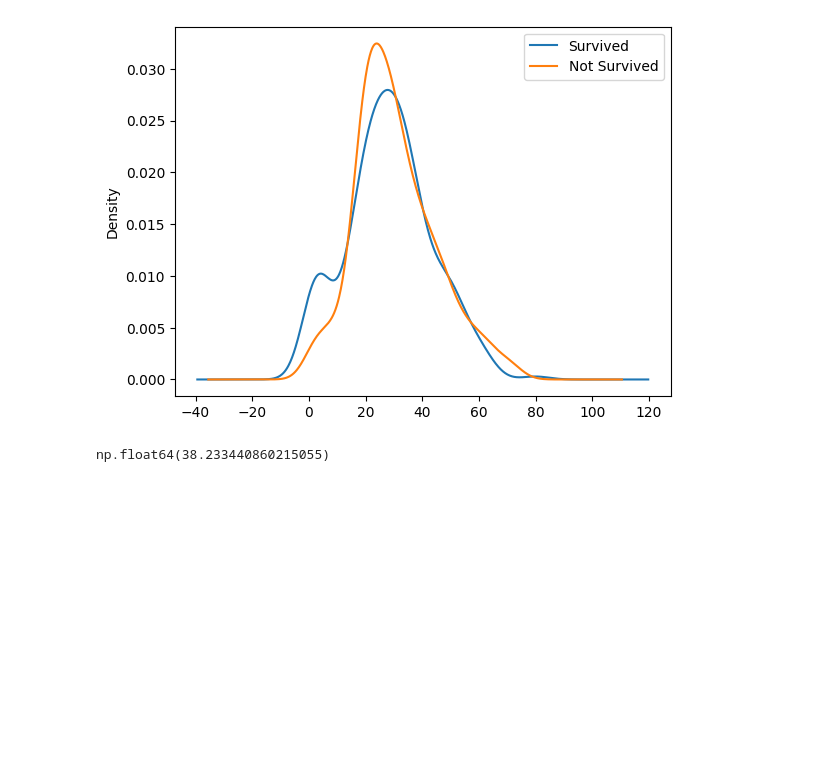
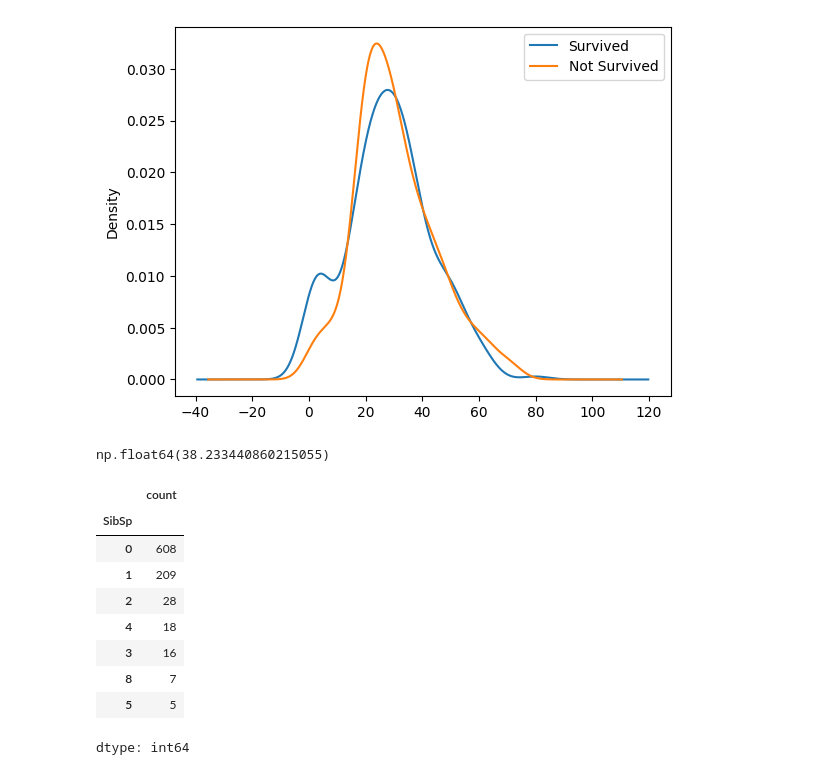
Before and after one commit to GitTanish/DataAnalysis, a Jupyter notebook: eda1.ipynb, the cells around one changed output. Saved outputs shown, nothing was run; the diff lists cells and outputs as text; code cells hidden in the pictures; blank space fills up the shorter version.

```diff
--- a/eda1.ipynb
+++ b/eda1.ipynb
@@ -300,0 +303,13 @@ np.float64(38.233440860215055)
+# %%
+df['SibSp'].value_counts()
+# %% [output]
+|  | count |
+| SibSp |  |
+| 0 | 608 |
+| 1 | 209 |
+| 2 | 28 |
+| 4 | 18 |
+| 3 | 16 |
+| 8 | 7 |
+| 5 | 5 |
+dtype: int64
```
Also changed, not shown: parts of 4 cells of this notebook.
